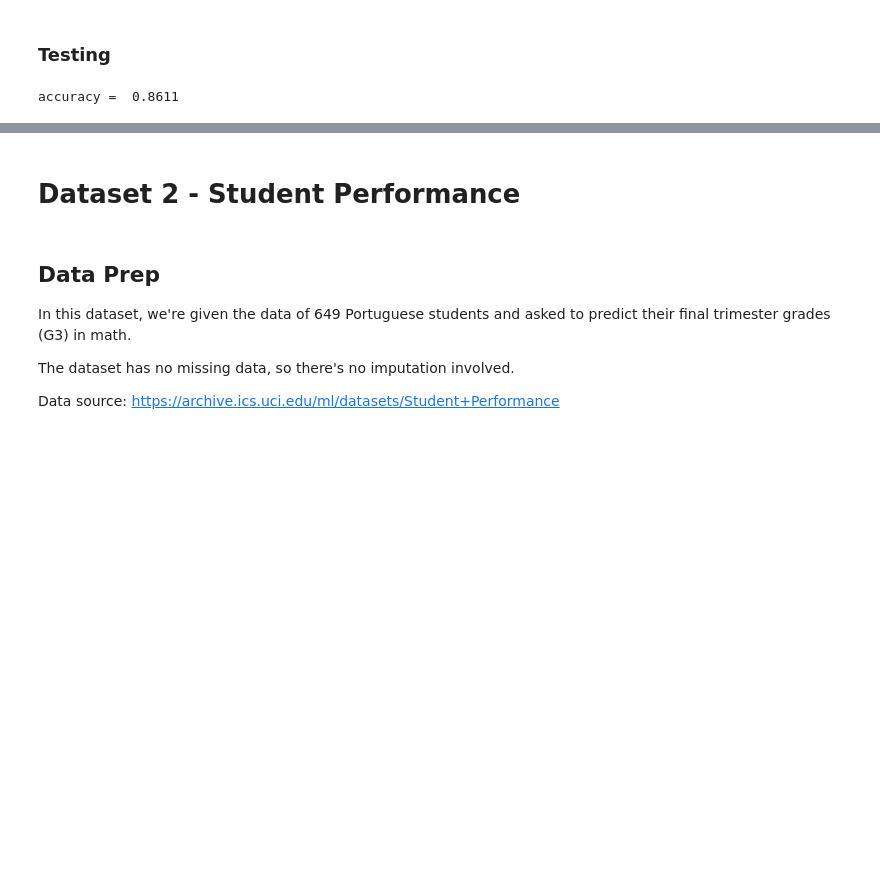
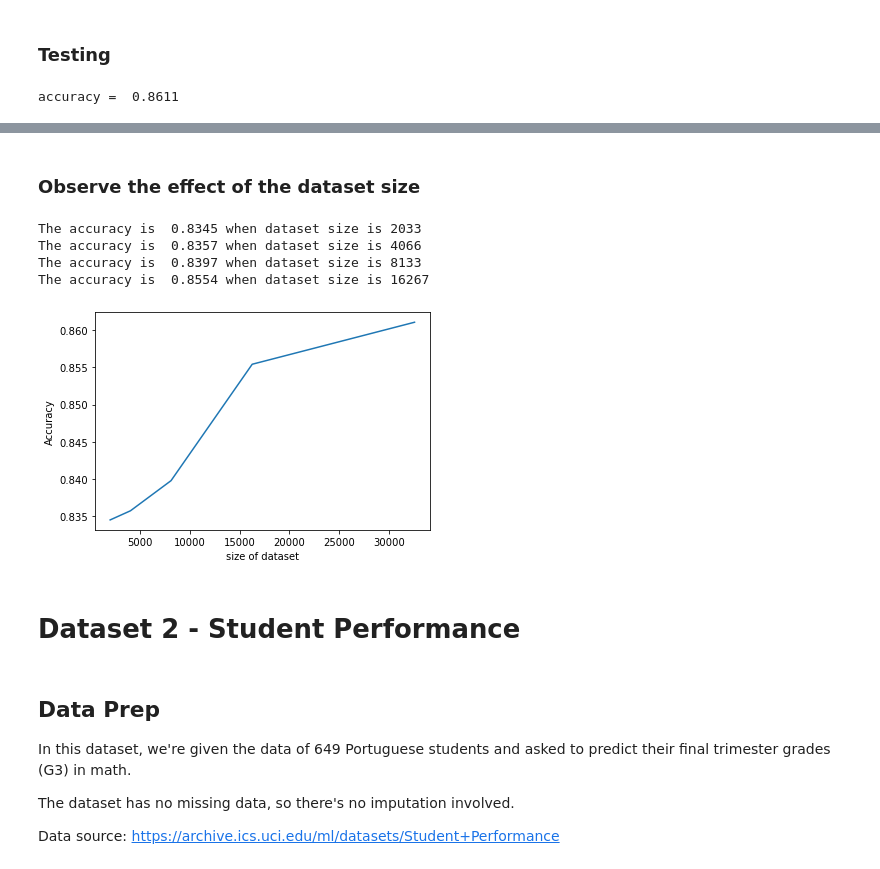
Before and after one commit to elvinzh/AMLP1, a Jupyter notebook: project1.ipynb, the cells around one changed output, grey strips where cells are left out. Drawn from its saved outputs; the diff is of its cells as text; code cells hidden in the pictures; blank space fills up the shorter version.

```diff
--- a/project1.ipynb
+++ b/project1.ipynb
@@ -342,22 +328,0 @@ sns.heatmap(cm, annot=labels, fmt='', cmap='Blues')
-# %%
-accuracy = np.zeros(5)
-sub = np.array([16,8,4,2,1])
-
-for i in range(sub.size - 1):
-    #get subset of training data
-    size = X_train.shape[0] // sub[i]
-    X_train_sub = X_train[:size,:]
-    y_train_sub = y_train[:size]
-    #train
-    best_decision_tree_model, best_acc, best_cfg = train_Decision_Tree(X_train_sub, y_train_sub)
-    #prediction
-    y_pred = best_decistion_tree_model.predict(X_test)
-    acc = np.mean(y_pred == y_test)
-    print('The accuracy is ',f'{acc:.4f}', 'when dataset size is', size)
-    accuracy[i] = acc
-
-accuracy[sub.size-1] = test_acc
-plt.plot(X_train.shape[0] // sub, accuracy)
-plt.ylabel('Accuracy')
-plt.xlabel('size of dataset')
-plt.show()
@@ -370,3 +341,34 @@ The accuracy is  0.8611 when dataset size is 16267
+# %% [markdown]
+### Observe the effect of the dataset size
+# %%
+accuracy = np.zeros(5)
+sub = np.array([16,8,4,2,1])
+
+for i in range(sub.size - 1):
+    #get subset of training data
+    size = X_train.shape[0] // sub[i]
+    X_train_sub = X_train[:size,:]
+    y_train_sub = y_train[:size]
+    #train
+    best_decision_tree_model, best_acc, best_cfg = train_Decision_Tree(X_train_sub, y_train_sub)
+    #prediction
+    best_decision_tree_model.fit(X_train_sub, y_train_sub)
+    y_pred = best_decision_tree_model.predict(X_test)
+    acc = np.mean(y_pred == y_test)
+    print('The accuracy is ',f'{acc:.4f}', 'when dataset size is', size)
+    accuracy[i] = acc
+
+accuracy[sub.size-1] = test_acc
+plt.plot(X_train.shape[0] // sub, accuracy)
+plt.ylabel('Accuracy')
+plt.xlabel('size of dataset')
+plt.show()
+# %% [output]
+The accuracy is  0.8345 when dataset size is 2033
+The accuracy is  0.8357 when dataset size is 4066
+The accuracy is  0.8397 when dataset size is 8133
+The accuracy is  0.8554 when dataset size is 16267
+[figure, added]
 # %% [markdown]
 # Dataset 2 - Student Performance
 # %%
```
Also changed, not shown: parts of 10 cells of this notebook.
